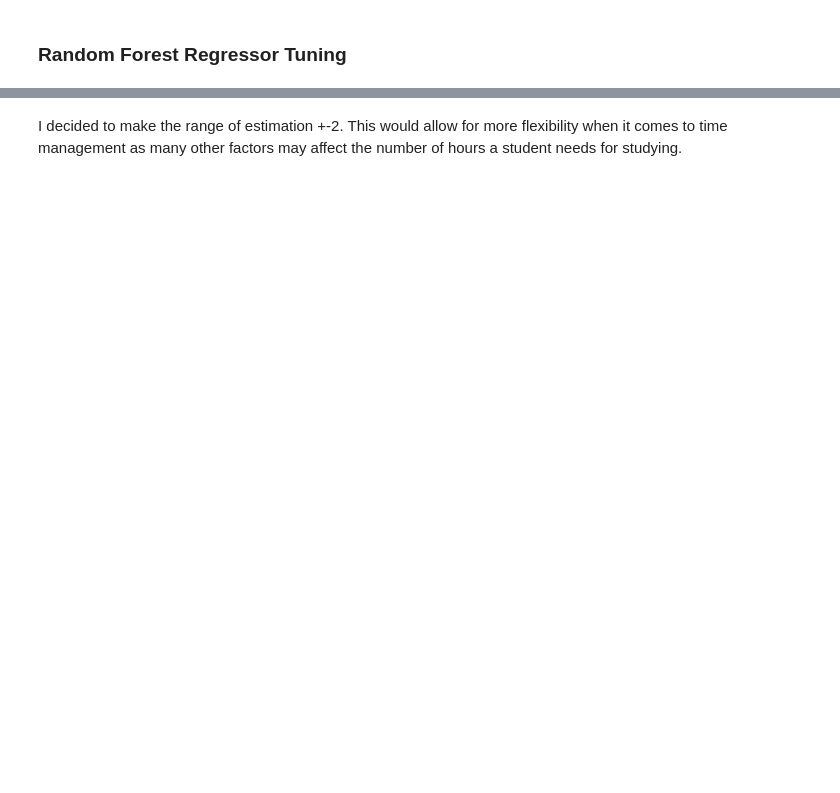
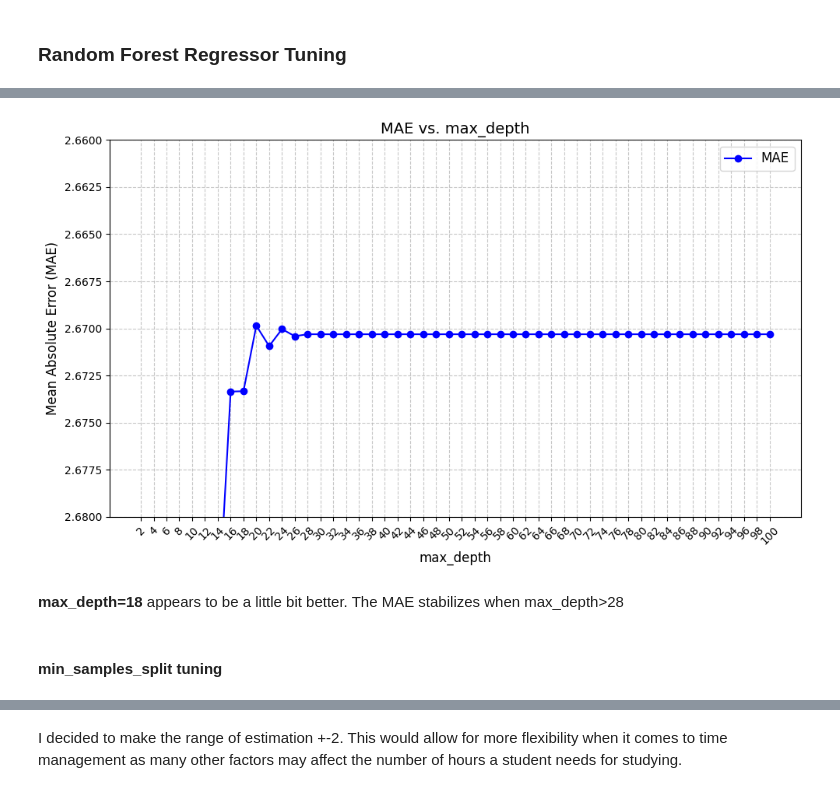
Before and after one commit to kabsmeiou/study-hours-estimator, a Jupyter notebook: notebook.ipynb, the cells around one changed output, grey strips where cells are left out. Drawn from its saved outputs; the diff is of its cells as text; code cells hidden in the pictures; blank space fills up the shorter version.

```diff
--- a/notebook.ipynb
+++ b/notebook.ipynb
@@ -1091,0 +1166,39 @@ model_scores['xgb'] = 1.35403
+# %%
+rf_mae_scores = {}
+depths = np.linspace(2, 100, 50)
+for d in tqdm(depths, desc="Processing"):
+    current_score = []
+    rf_model = RandomForestRegressor(n_estimators=400,
+                                     max_depth=int(d),
+                                     n_jobs=-1,
+                                     random_state=42)
+    rf_model.fit(X_train, y_train)
+    y_preds = rf_model.predict(X_val)
+    mae = mean_absolute_error(y_val, y_preds)
+    current_score.append((d, mae))
+    rf_mae_scores[f"max_depth={int(d)}"] = pd.DataFrame(current_score, columns=['max_depth', 'mae'])
+# %%
+max_depth_list = []
+mae_list = []
+
+for key, df in rf_mae_scores.items():
+    max_depth_list.append(df['max_depth'].iloc[0])
+    mae_list.append(df['mae'].iloc[0])
+
+plt.figure(figsize=(10, 6))
+plt.plot(max_depth_list, mae_list, marker='o', linestyle='-', color='b', label="MAE")
+plt.title("MAE vs. max_depth", fontsize=14)
+plt.xlabel("max_depth", fontsize=12)
+plt.ylabel("Mean Absolute Error (MAE)", fontsize=12)
+plt.grid(True, linestyle='--', alpha=0.7)
+plt.legend(fontsize=12)
+plt.xticks(max_depth_list, rotation=45)
+plt.ylim(2.68, 2.66)
+plt.tight_layout()
+plt.show()
+# %% [output]
+[figure, added]
+# %% [markdown]
+**max_depth=18** appears to be a little bit better. The MAE stabilizes when max_depth>28
+# %% [markdown]
+#### min_samples_split tuning
```
Also changed, not shown: parts of 54 cells of this notebook, 1 other file.
